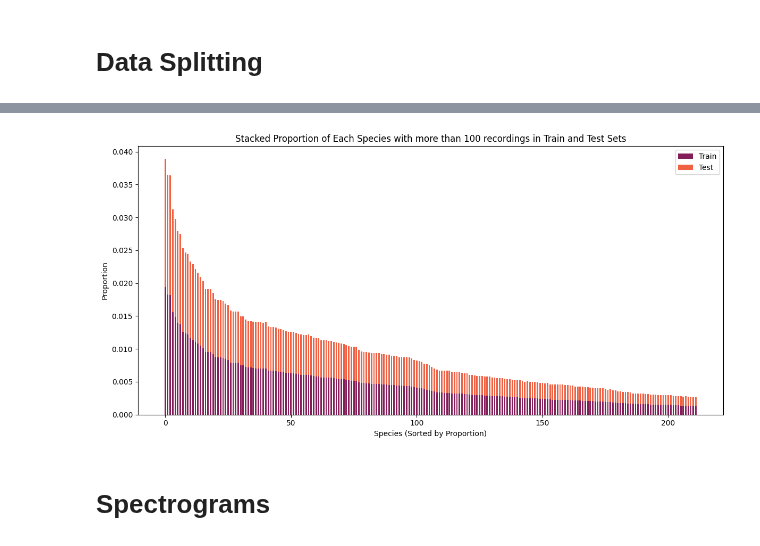
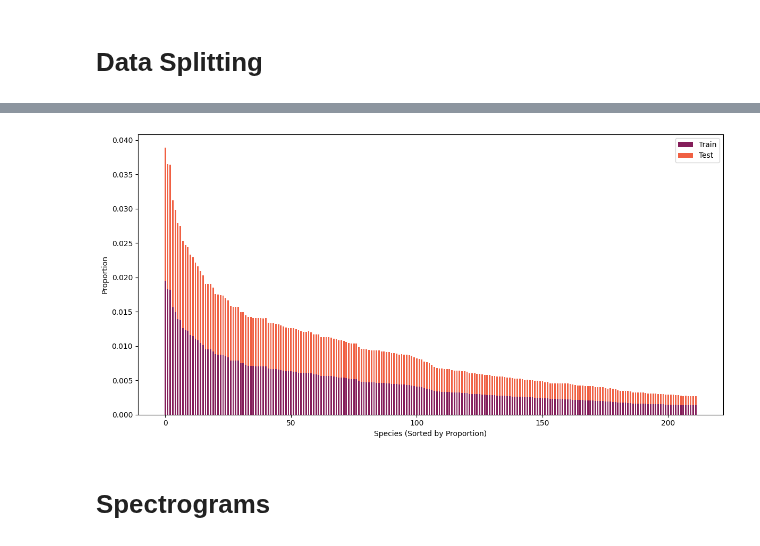
Before and after one commit to Davee02/HSLU.DSPRO1.BirdDetection, a Jupyter notebook: notebooks/09-report-visualizations.ipynb, the cells around one changed output, grey strips where cells are left out. Cells and saved outputs as stored; diff of their text form; code cells hidden in the pictures.

```diff
--- a/notebooks/09-report-visualizations.ipynb
+++ b/notebooks/09-report-visualizations.ipynb
@@ -149,35 +268,34 @@ df = df[df['en'].isin(valid_species)]
 
 train_df, test_df = train_test_split(df, test_size=0.2, stratify=df['en'], random_state=42)
 
 
 train_props = train_df['en'].value_counts(normalize=True).sort_index()
 test_props = test_df['en'].value_counts(normalize=True).sort_index()
 
 
 distribution_df = pd.DataFrame({
     'Train': train_props,
     'Test': test_props
 }).fillna(0)
 
 
 distribution_df = distribution_df.sort_values(by='Train', ascending=False)
 color_palette = sns.color_palette(palette_name, 2)
 species_indices = np.arange(len(distribution_df))
 
 plt.figure(figsize=(12, 6))
 
 plt.bar(species_indices, distribution_df['Train'], width=0.6, label='Train', color=color_palette[0])
 plt.bar(species_indices, distribution_df['Test'], width=0.6, label='Test', bottom=distribution_df['Train'], color=color_palette[1])
 
 plt.xlabel('Species (Sorted by Proportion)')
 plt.ylabel('Proportion')
-plt.title('Stacked Proportion of Each Species with more than 100 recordings in Train Set')
 plt.legend()
 
 plt.tight_layout()
 plt.show()
 # %% [output]
-[figure, old version]
+[figure, new version]
 # %% [markdown]
 # Spectrograms
 # %%
```
Also changed, not shown: parts of 4 cells of this notebook.
